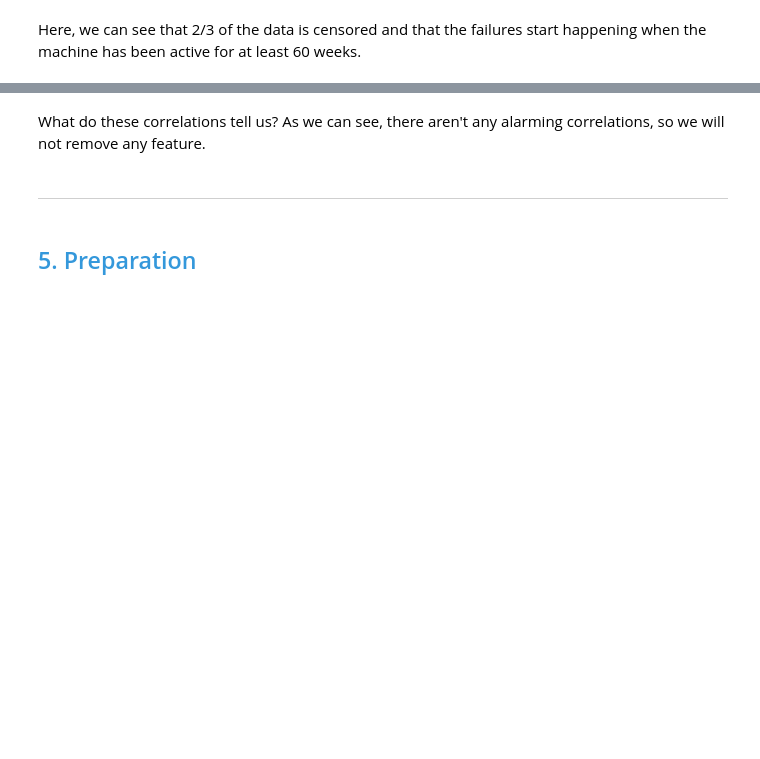
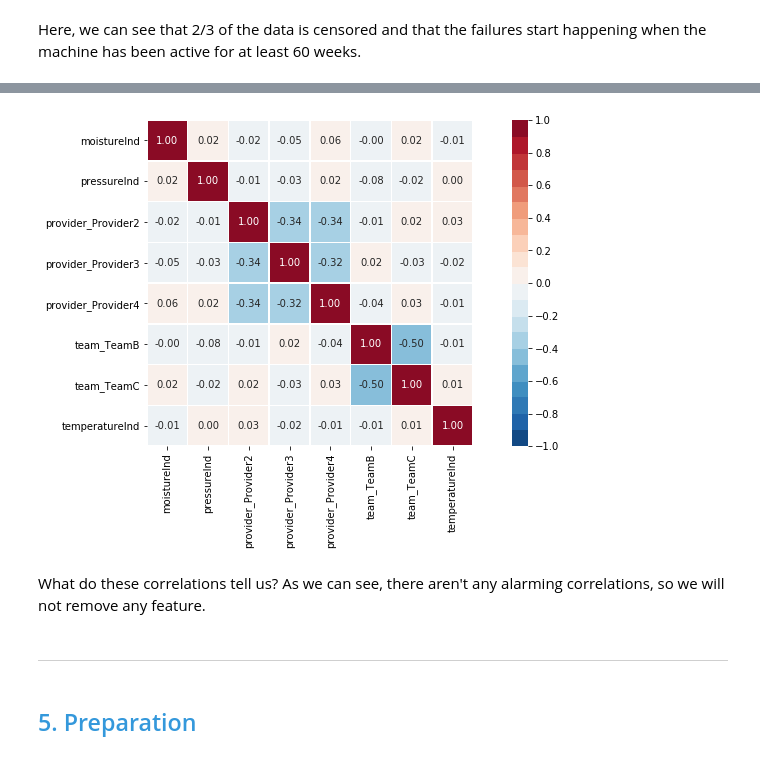
Before and after one commit to bjarkithorr/Projects_Assignments, a Jupyter notebook: Notebooks_lectures_DTU/Predictive maintenance - solutions.ipynb, the cells around one changed output, grey strips where cells are left out. Drawn from its saved outputs; the diff is of its cells as text; code cells hidden in the pictures; blank space fills up the shorter version.

```diff
--- a/Notebooks_lectures_DTU/Predictive maintenance - solutions.ipynb
+++ b/Notebooks_lectures_DTU/Predictive maintenance - solutions.ipynb
@@ -54,6 +89,9 @@ from pysurvival.datasets import Dataset
 # %%
 # Load the dataset
-raw_dataset = Dataset('maintenance').load()
+raw_dataset = pd.read_csv(
+    'maintenance_data.csv',
+    sep=';',
+)
 # %%
 # Print dataset size
 print('The raw_dataset has the following shape: {}'.format(raw_dataset.shape))
@@ -371,0 +523,4 @@ correlation_matrix(dataset[features], figure_size=(20, 7))
+# %%
+# Calculate correlations
+corr = dataset[features].corr()
+corr
@@ -372,3 +537,40 @@ correlation_matrix(dataset[features], figure_size=(20, 7))
+# %%
+# Plot correlation matrix
+plt.rc('text', usetex=False)
+
+# Set up the matplotlib figure
+fig, ax = plt.subplots(figsize=(14., 6.))
+
+# Generate a custom diverging colormap
+cmap = sns.color_palette('RdBu_r', 20)
+
+# Draw the heatmap
+sns.heatmap(
+    corr,
+    cmap=cmap,
+    annot=True,
+    fmt='.2f',
+    vmax=1.,
+    vmin=-1.,
+    center=0.,
+    square=True,
+    linewidths=.5,
+    cbar_kws={
+        'shrink': 1.,
+        'ticks': np.arange(-1., 1.1, .2),
+    },
+)
+
+# Fix for matplotlib bug that cuts off top/bottom of seaborn viz
+plt.ylim(
+    plt.ylim()[0] + .5,
+    plt.ylim()[1] - .5,
+)
+
+# Display
+plt.show()
+# %% [output]
+[figure, added]
 # %% [markdown]
 What do these correlations tell us? As we can see, there aren't any alarming correlations, so we will not remove any feature.
 # %% [markdown]
```
Also changed, not shown: parts of 175 cells of this notebook, 8 other files.
